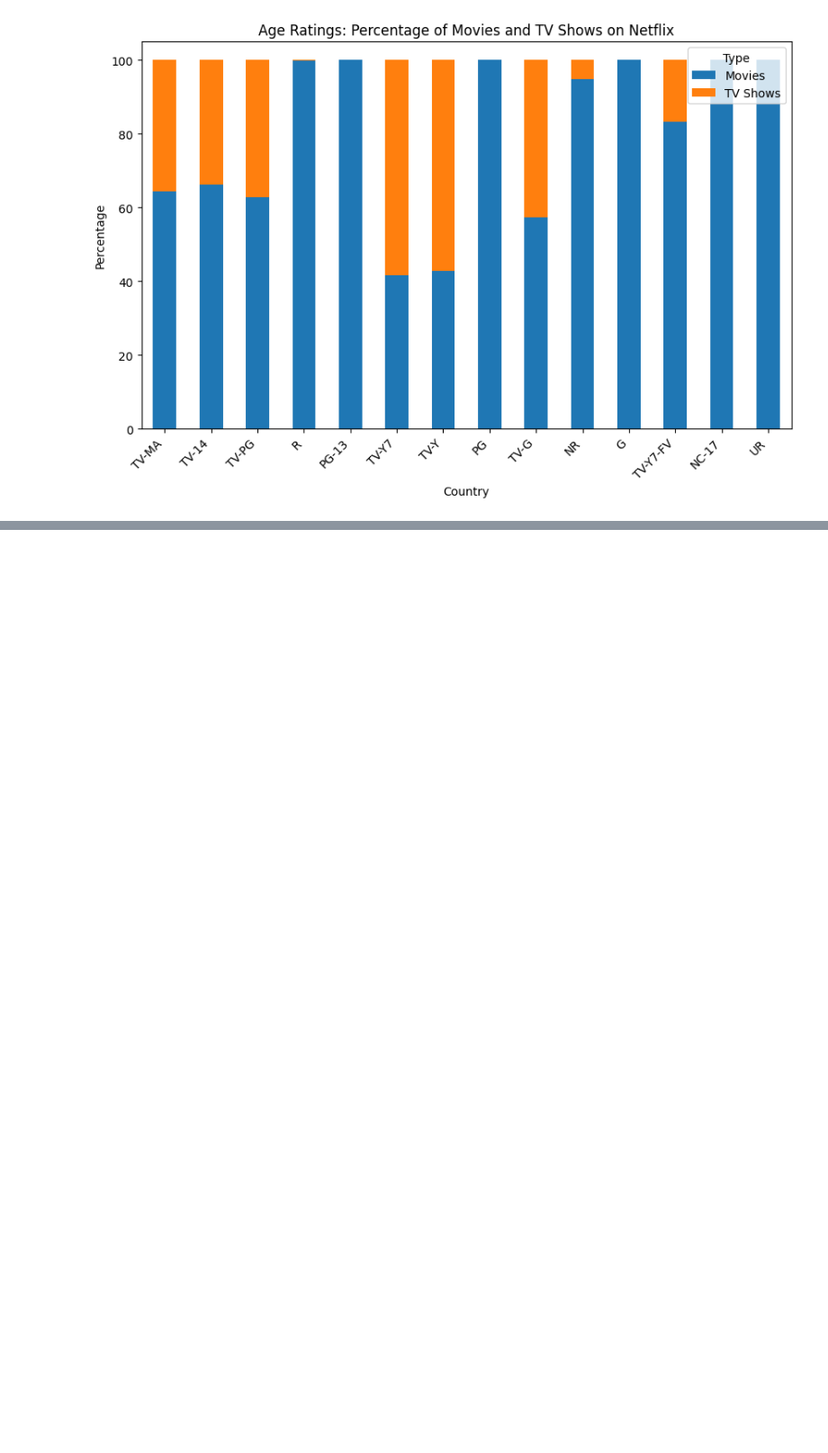
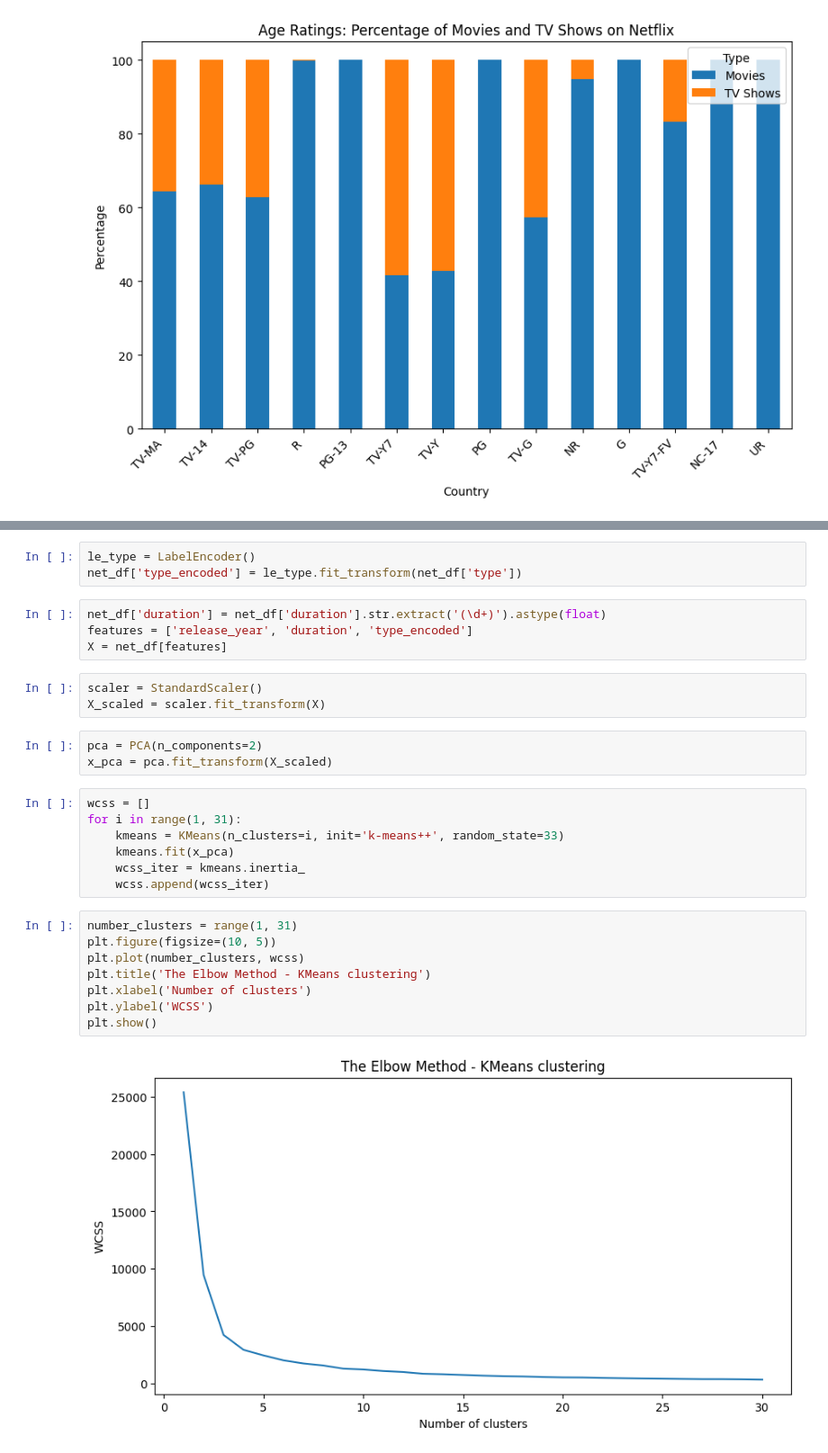
Before and after one commit to PatandyaW/Skripsikkk, a Jupyter notebook: Skripsik.ipynb, the cells around one changed output, grey strips where cells are left out. Shown at 90% size. Cells and saved outputs as stored; diff of their text form; blank space fills up the shorter version.

```diff
--- a/Skripsik.ipynb
+++ b/Skripsik.ipynb
@@ -564,0 +570,30 @@ plt.show()
+# %%
+le_type = LabelEncoder()
+net_df['type_encoded'] = le_type.fit_transform(net_df['type'])
+# %%
+net_df['duration'] = net_df['duration'].str.extract('(\d+)').astype(float)
+features = ['release_year', 'duration', 'type_encoded']
+X = net_df[features]
+# %%
+scaler = StandardScaler()
+X_scaled = scaler.fit_transform(X)
+# %%
+pca = PCA(n_components=2)
+x_pca = pca.fit_transform(X_scaled)
+# %%
+wcss = []
+for i in range(1, 31):
+    kmeans = KMeans(n_clusters=i, init='k-means++', random_state=33)
+    kmeans.fit(x_pca)
+    wcss_iter = kmeans.inertia_
+    wcss.append(wcss_iter)
+# %%
+number_clusters = range(1, 31)
+plt.figure(figsize=(10, 5))
+plt.plot(number_clusters, wcss)
+plt.title('The Elbow Method - KMeans clustering')
+plt.xlabel('Number of clusters')
+plt.ylabel('WCSS')
+plt.show()
+# %% [output]
+[figure, added]
```
Also changed, not shown: parts of 9 cells of this notebook.
